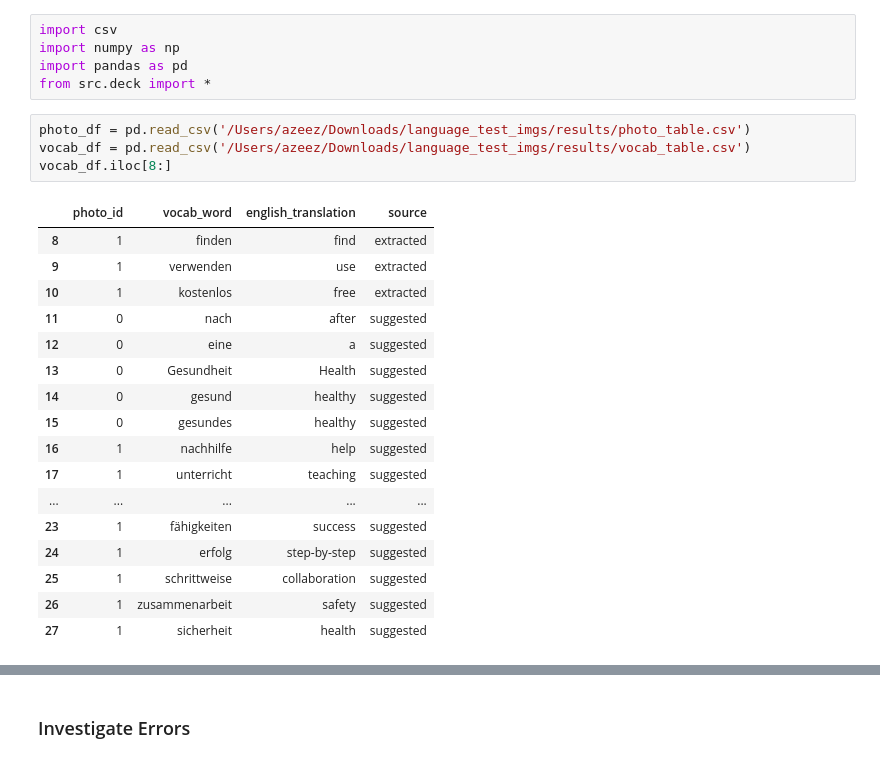
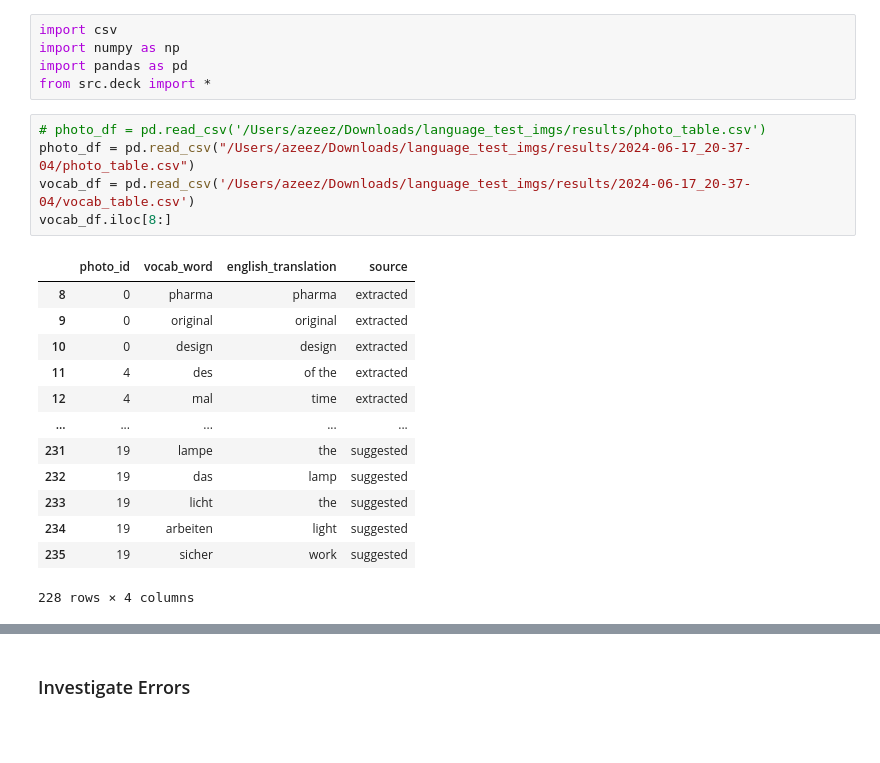
Before and after one commit to azeezabdikarim/visual-language-learning, a Jupyter notebook: notebooks/view_tables.ipynb, the cells around one changed output, grey strips where cells are left out. Saved outputs shown, nothing was run; the diff lists cells and outputs as text; blank space fills up the shorter version.

```diff
--- a/notebooks/view_tables.ipynb
+++ b/notebooks/view_tables.ipynb
@@ -4,24 +4,21 @@ import numpy as np
 import pandas as pd
 from src.deck import *
 # %%
-photo_df = pd.read_csv('/Users/azeez/Downloads/language_test_imgs/results/photo_table.csv')
-vocab_df = pd.read_csv('/Users/azeez/Downloads/language_test_imgs/results/vocab_table.csv')
+# photo_df = pd.read_csv('/Users/azeez/Downloads/language_test_imgs/results/photo_table.csv')
+photo_df = pd.read_csv("/Users/azeez/Downloads/language_test_imgs/results/2024-06-17_20-37-04/photo_table.csv")
+vocab_df = pd.read_csv('/Users/azeez/Downloads/language_test_imgs/results/2024-06-17_20-37-04/vocab_table.csv')
 vocab_df.iloc[8:]
 # %% [output]
 |  | photo_id | vocab_word | english_translation | source |
-| 8 | 1 | finden | find | extracted |
-| 9 | 1 | verwenden | use | extracted |
-| 10 | 1 | kostenlos | free | extracted |
-| 11 | 0 | nach | after | suggested |
-| 12 | 0 | eine | a | suggested |
-| 13 | 0 | Gesundheit | Health | suggested |
-| 14 | 0 | gesund | healthy | suggested |
-| 15 | 0 | gesundes | healthy | suggested |
-| 16 | 1 | nachhilfe | help | suggested |
-| 17 | 1 | unterricht | teaching | suggested |
+| 8 | 0 | pharma | pharma | extracted |
+| 9 | 0 | original | original | extracted |
+| 10 | 0 | design | design | extracted |
+| 11 | 4 | des | of the | extracted |
+| 12 | 4 | mal | time | extracted |
 | ... | ... | ... | ... | ... |
-| 23 | 1 | fähigkeiten | success | suggested |
-| 24 | 1 | erfolg | step-by-step | suggested |
-| 25 | 1 | schrittweise | collaboration | suggested |
-| 26 | 1 | zusammenarbeit | safety | suggested |
-| 27 | 1 | sicherheit | health | suggested |
+| 231 | 19 | lampe | the | suggested |
+| 232 | 19 | das | lamp | suggested |
+| 233 | 19 | licht | the | suggested |
+| 234 | 19 | arbeiten | light | suggested |
+| 235 | 19 | sicher | work | suggested |
+228 rows × 4 columns
```
Also changed, not shown: parts of 3 cells of this notebook, 21 other files.
